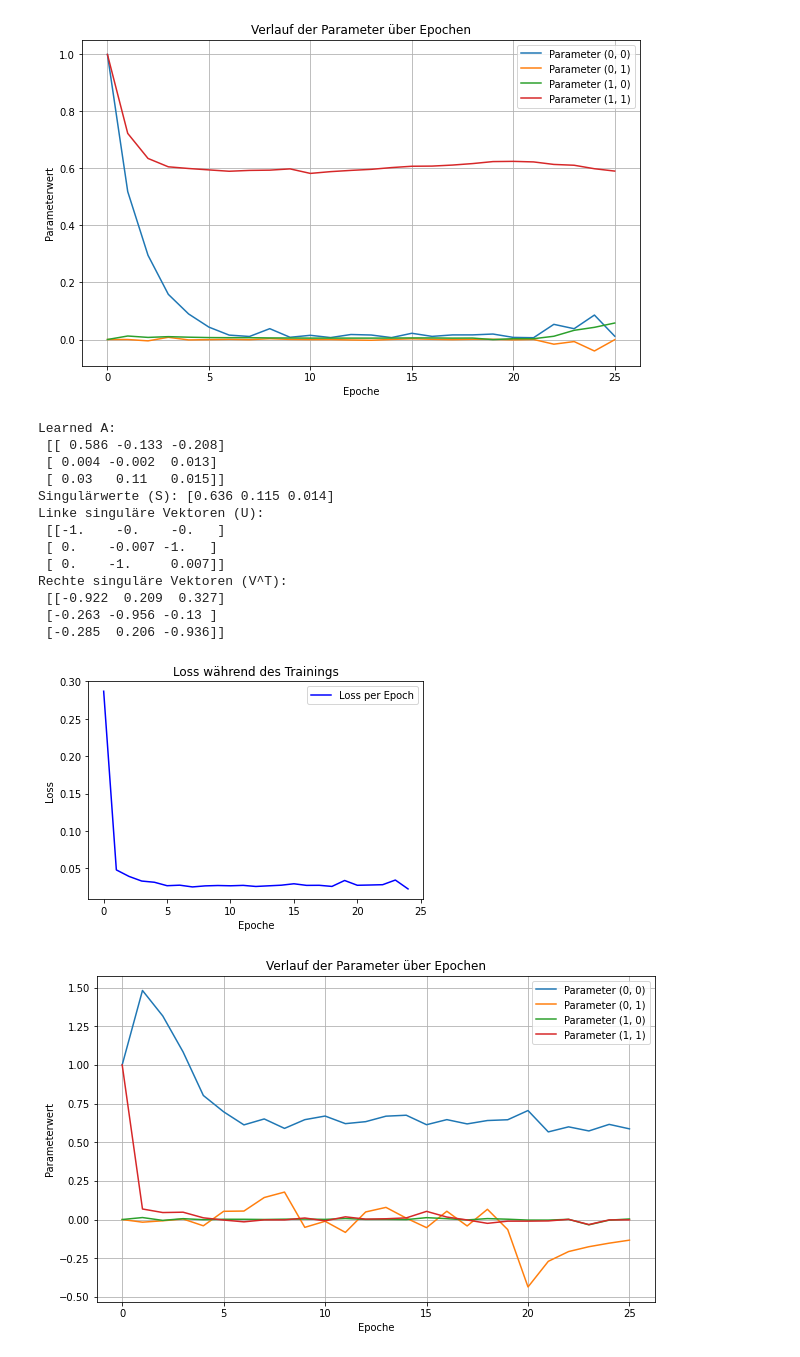
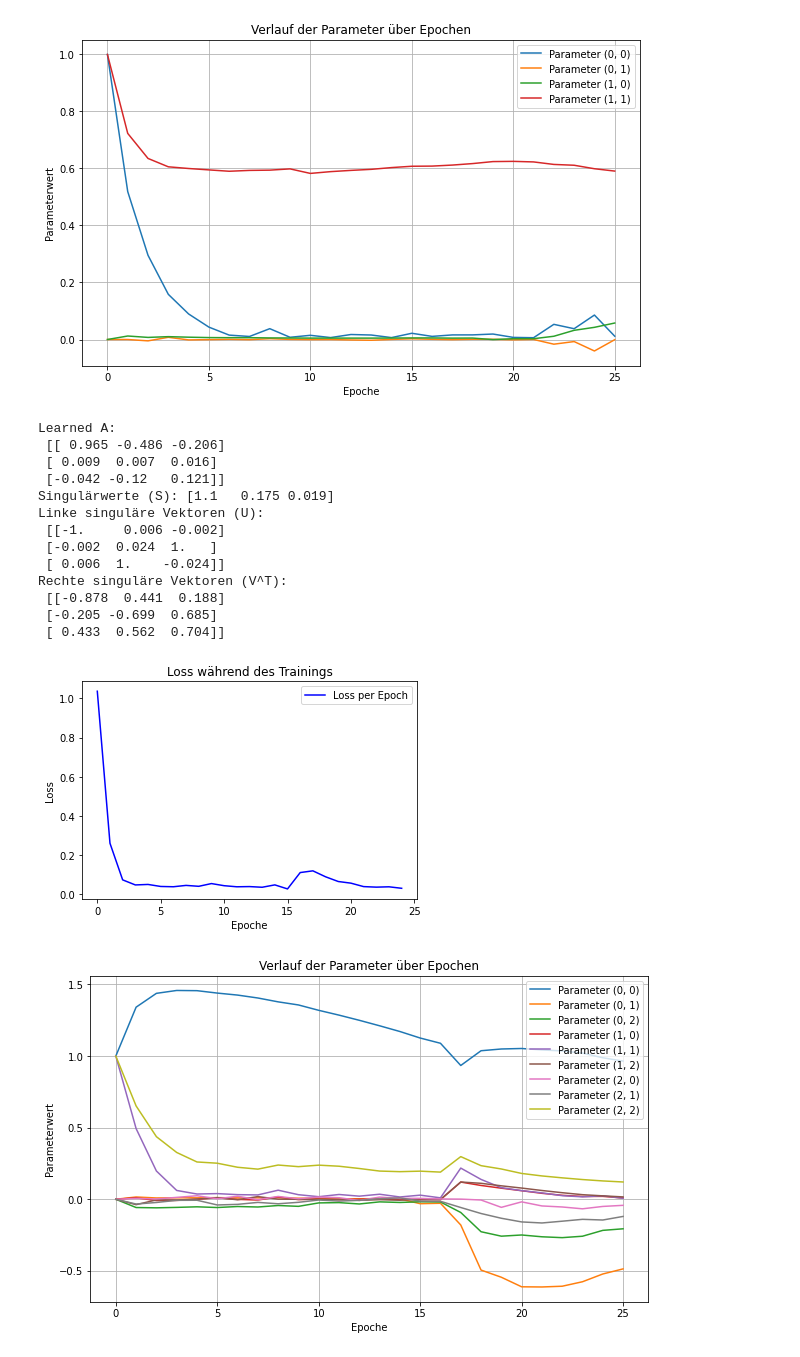
Before and after one commit to LeonKV/VKOGA_2L, a Jupyter notebook: numerical_experiments_4_1.ipynb, the cells around one changed output. Drawn from its saved outputs; the diff is of its cells as text; code cells hidden in the pictures.

```diff
--- a/numerical_experiments_4_1.ipynb
+++ b/numerical_experiments_4_1.ipynb
@@ -138,7 +138,7 @@ Rechte singuläre Vektoren (V^T):
 # %%
 # f3 Daten mit Matern Kernel
 # Daten generieren mit f1: Transformationsmatrix [[3, 0.0], [0.0, 1]]
-X, y = generate_data(size=(50000, 3), function=3)
+X, y = generate_data(size=(10000, 3), function=3)
 # Kernmodell initialiesieren
 model = OptimizedKernel(kernel=Matern(k=1), dim=X.shape[1], reg_para=1e-5, learning_rate=5e-3, n_epochs=25,
                                                 flag_initialize_diagonal=True,
@@ -147,44 +147,44 @@ model = OptimizedKernel(kernel=Matern(k=1), dim=X.shape[1], reg_para=1e-5, learn
 model.optimize(X, y, flag_optim_verbose=False)
 print("Learned A:\n", model.A.detach().numpy().round(decimals=3))
 U, S, VT = np.linalg.svd(model.A.detach().numpy().round(decimals=3))
 print("Singulärwerte (S):", S.round(decimals=3))
 print("Linke singuläre Vektoren (U):\n", U.round(decimals=3))
 print("Rechte singuläre Vektoren (V^T):\n", VT.round(decimals=3))
 
 
 # Plot des Loss
 plt.plot(range(len(model.list_obj)), model.list_obj, label="Loss per Epoch", color='blue')
 plt.title("Loss während des Trainings")
 plt.xlabel("Epoche")
 plt.ylabel("Loss")
 plt.legend()
 plt.show()
 
 # Plot der Einträge von der Matrix A über die Epochen
 plt.figure(figsize=(10, 6))
-for i in range(2):
-    for j in range(2):
+for i in range(3):
+    for j in range(3):
         values = [param[i, j].item() for param in model.list_parameters]  # Extrahiere die Werte pro Epoche
         plt.plot(range(len(model.list_parameters)), values, label=f'Parameter ({i}, {j})')
 plt.title('Verlauf der Parameter über Epochen')
 plt.xlabel('Epoche')
 plt.ylabel('Parameterwert')
 plt.grid(True)
 plt.legend()
 plt.show()
 # %% [output]
 Learned A:
- [[ 0.586 -0.133 -0.208]
- [ 0.004 -0.002  0.013]
- [ 0.03   0.11   0.015]]
-Singulärwerte (S): [0.636 0.115 0.014]
+ [[ 0.965 -0.486 -0.206]
+ [ 0.009  0.007  0.016]
+ [-0.042 -0.12   0.121]]
+Singulärwerte (S): [1.1   0.175 0.019]
 Linke singuläre Vektoren (U):
- [[-1.    -0.    -0.   ]
- [ 0.    -0.007 -1.   ]
- [ 0.    -1.     0.007]]
+ [[-1.     0.006 -0.002]
+ [-0.002  0.024  1.   ]
+ [ 0.006  1.    -0.024]]
 Rechte singuläre Vektoren (V^T):
- [[-0.922  0.209  0.327]
- [-0.263 -0.956 -0.13 ]
- [-0.285  0.206 -0.936]]
+ [[-0.878  0.441  0.188]
+ [-0.205 -0.699  0.685]
+ [ 0.433  0.562  0.704]]
-[figure, old version]
+[figure, new version]
-[figure, old version]
+[figure, new version]
```
Also changed, not shown: parts of 1 cell of this notebook, 9 other files.
